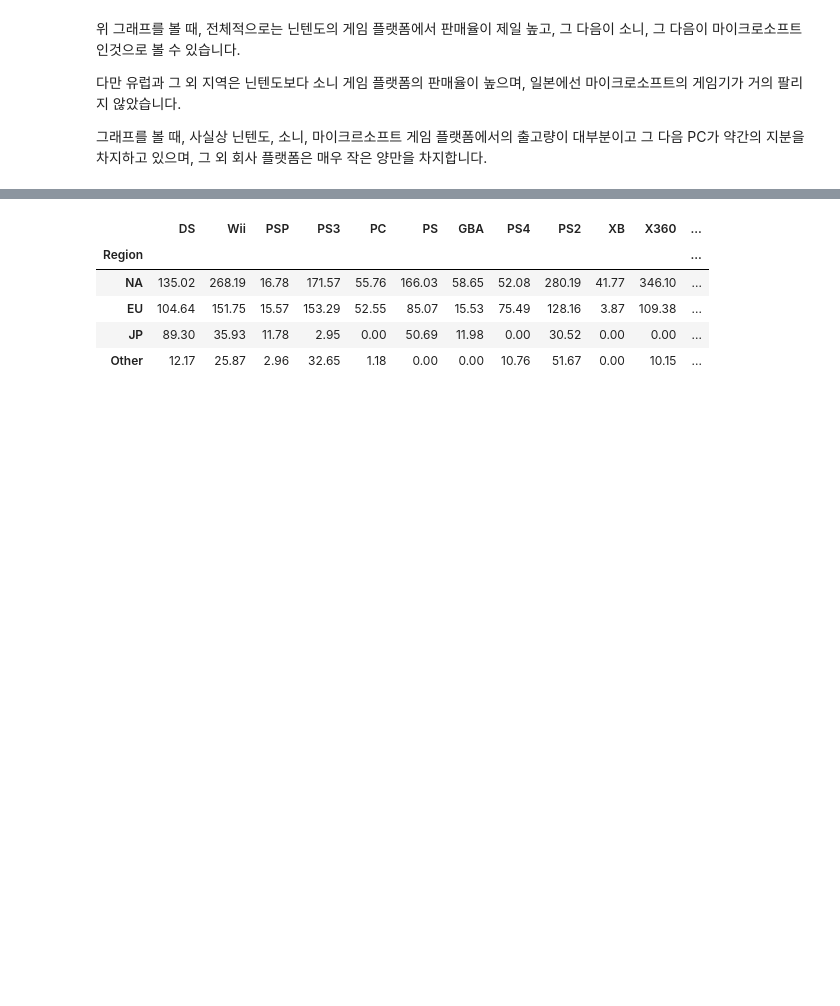
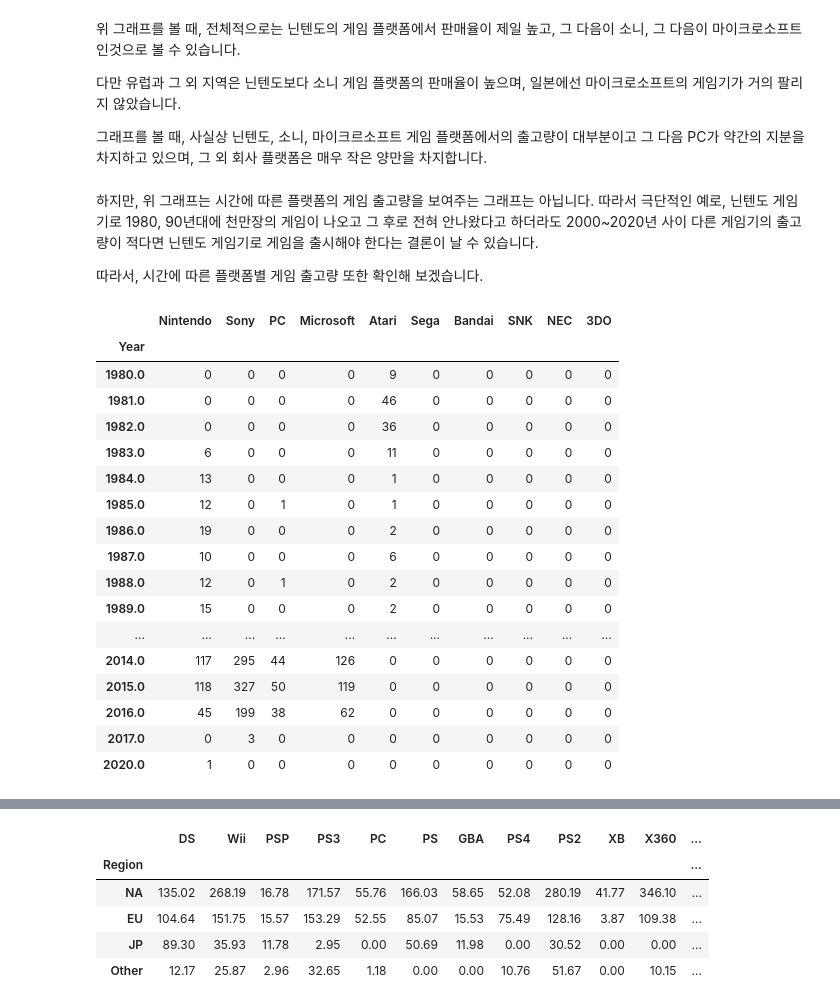
Before and after one commit to Lemonfry/ds-section1-project, a Jupyter notebook: section1-project.ipynb, the cells around one changed output, grey strips where cells are left out. Cells and saved outputs as stored; diff of their text form; code cells hidden in the pictures; blank space fills up the shorter version.

```diff
--- a/section1-project.ipynb
+++ b/section1-project.ipynb
@@ -973,3 +973,7 @@ AxesSubplot(0.125,0.125;0.775x0.755)
 다만 유럽과 그 외 지역은 닌텐도보다 소니 게임 플랫폼의 판매율이 높으며, 일본에선 마이크로소프트의 게임기가 거의 팔리지 않았습니다.
 
 그래프를 볼 때, 사실상 닌텐도, 소니, 마이크르소프트 게임 플랫폼에서의 출고량이 대부분이고 그 다음 PC가 약간의 지분을 차지하고 있으며, 그 외 회사 플랫폼은 매우 작은 양만을 차지합니다.
+# %% [markdown]
+하지만, 위 그래프는 시간에 따른 플랫폼의 게임 출고량을 보여주는 그래프는 아닙니다. 따라서 극단적인 예로, 닌텐도 게임기로 1980, 90년대에 천만장의 게임이 나오고 그 후로 전혀 안나왔다고 하더라도 2000~2020년 사이 다른 게임기의 출고량이 적다면 닌텐도 게임기로 게임을 출시해야 한다는 결론이 날 수 있습니다.
+
+따라서, 시간에 따른 플랫폼별 게임 출고량 또한 확인해 보겠습니다.
@@ -975,0 +1257,21 @@ AxesSubplot(0.125,0.125;0.775x0.755)
+# %%
+Year_platform
+# %% [output]
+|  | Nintendo | Sony | PC | Microsoft | Atari | Sega | Bandai | SNK | NEC | 3DO |
+| Year |  |  |  |  |  |  |  |  |  |  |
+| 1980.0 | 0 | 0 | 0 | 0 | 9 | 0 | 0 | 0 | 0 | 0 |
+| 1981.0 | 0 | 0 | 0 | 0 | 46 | 0 | 0 | 0 | 0 | 0 |
+| 1982.0 | 0 | 0 | 0 | 0 | 36 | 0 | 0 | 0 | 0 | 0 |
+| 1983.0 | 6 | 0 | 0 | 0 | 11 | 0 | 0 | 0 | 0 | 0 |
+| 1984.0 | 13 | 0 | 0 | 0 | 1 | 0 | 0 | 0 | 0 | 0 |
+| 1985.0 | 12 | 0 | 1 | 0 | 1 | 0 | 0 | 0 | 0 | 0 |
+| 1986.0 | 19 | 0 | 0 | 0 | 2 | 0 | 0 | 0 | 0 | 0 |
+| 1987.0 | 10 | 0 | 0 | 0 | 6 | 0 | 0 | 0 | 0 | 0 |
+| 1988.0 | 12 | 0 | 1 | 0 | 2 | 0 | 0 | 0 | 0 | 0 |
+| 1989.0 | 15 | 0 | 0 | 0 | 2 | 0 | 0 | 0 | 0 | 0 |
+| ... | ... | ... | ... | ... | ... | ... | ... | ... | ... | ... |
+| 2014.0 | 117 | 295 | 44 | 126 | 0 | 0 | 0 | 0 | 0 | 0 |
+| 2015.0 | 118 | 327 | 50 | 119 | 0 | 0 | 0 | 0 | 0 | 0 |
+| 2016.0 | 45 | 199 | 38 | 62 | 0 | 0 | 0 | 0 | 0 | 0 |
+| 2017.0 | 0 | 3 | 0 | 0 | 0 | 0 | 0 | 0 | 0 | 0 |
+| 2020.0 | 1 | 0 | 0 | 0 | 0 | 0 | 0 | 0 | 0 | 0 |
```
Also changed, not shown: parts of 6 cells of this notebook.
